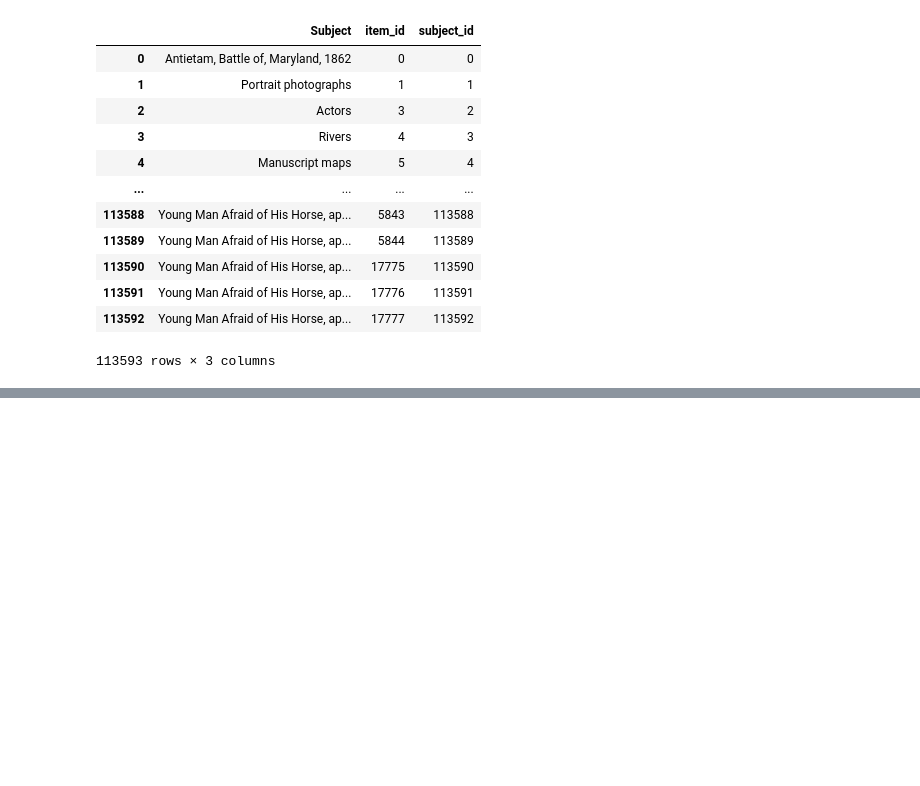
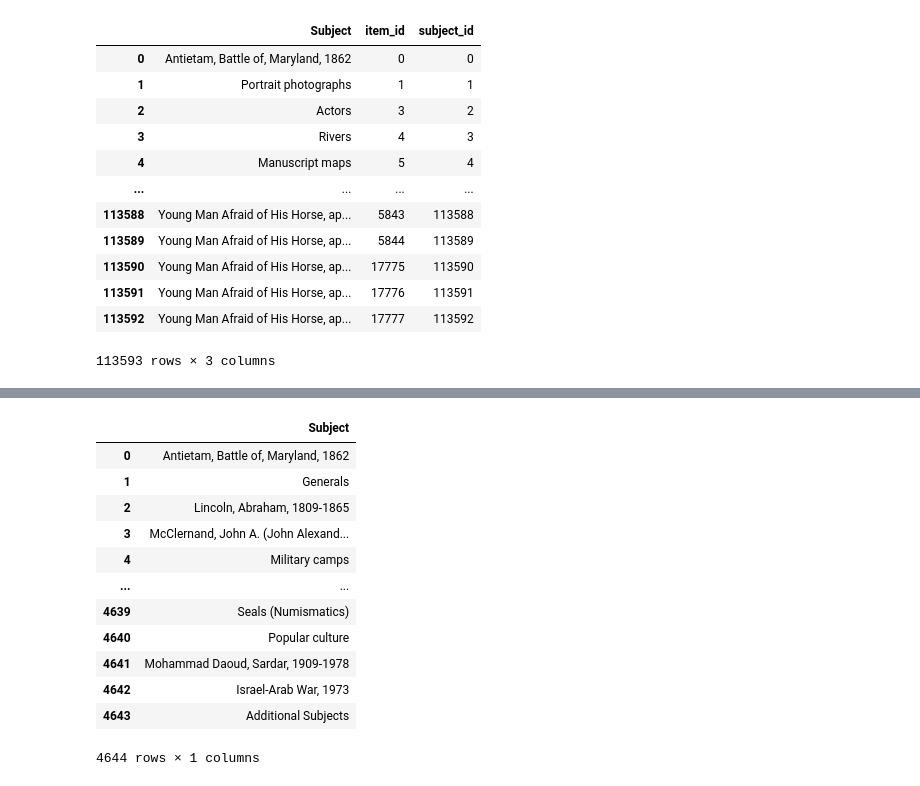
Before and after one commit to caitepley/Project-3, a Jupyter notebook: subject_processing.ipynb, the cells around one changed output, grey strips where cells are left out. Saved outputs shown, nothing was run; the diff lists cells and outputs as text; code cells hidden in the pictures; blank space fills up the shorter version.

```diff
--- a/subject_processing.ipynb
+++ b/subject_processing.ipynb
@@ -535,0 +596,18 @@ subject_merged_df
+# %%
+unique_subject = pd.DataFrame()
+unique_subject['Subject'] = subject_df_unique
+unique_subject
+# %% [output]
+|  | Subject |
+| 0 | Antietam, Battle of, Maryland, 1862 |
+| 1 | Generals |
+| 2 | Lincoln, Abraham, 1809-1865 |
+| 3 | McClernand, John A. (John Alexand... |
+| 4 | Military camps |
+| ... | ... |
+| 4639 | Seals (Numismatics) |
+| 4640 | Popular culture |
+| 4641 | Mohammad Daoud, Sardar, 1909-1978 |
+| 4642 | Israel-Arab War, 1973 |
+| 4643 | Additional Subjects |
+4644 rows × 1 columns
```
Also changed, not shown: parts of 17 cells of this notebook, 12 other files.
